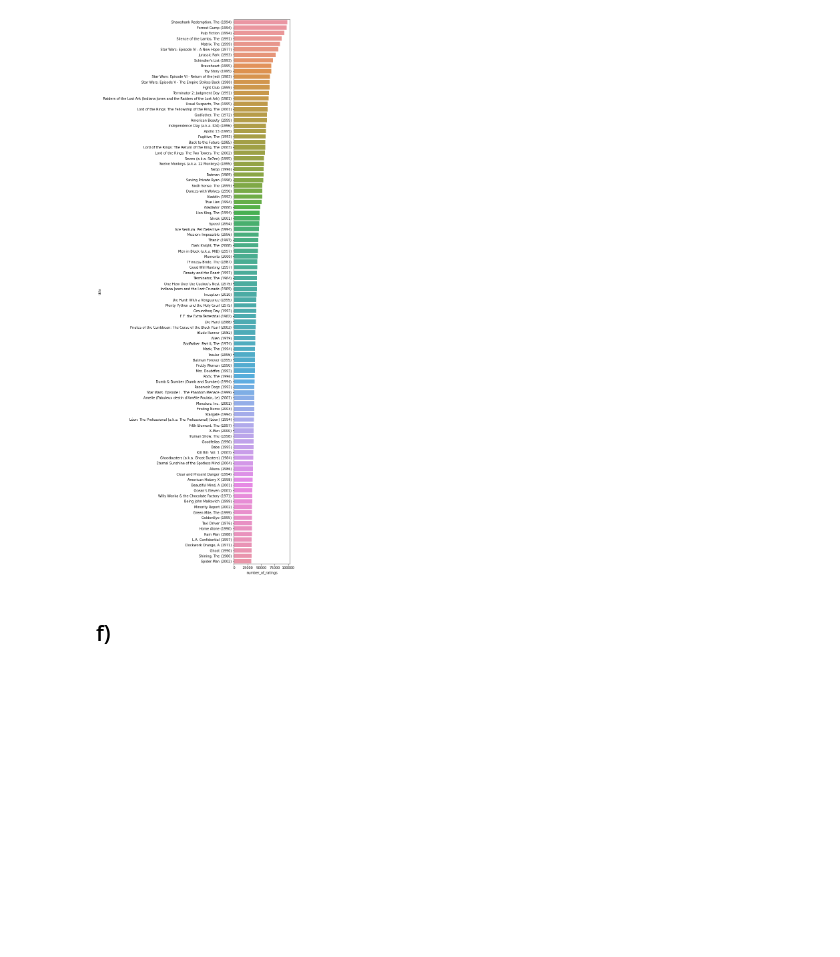
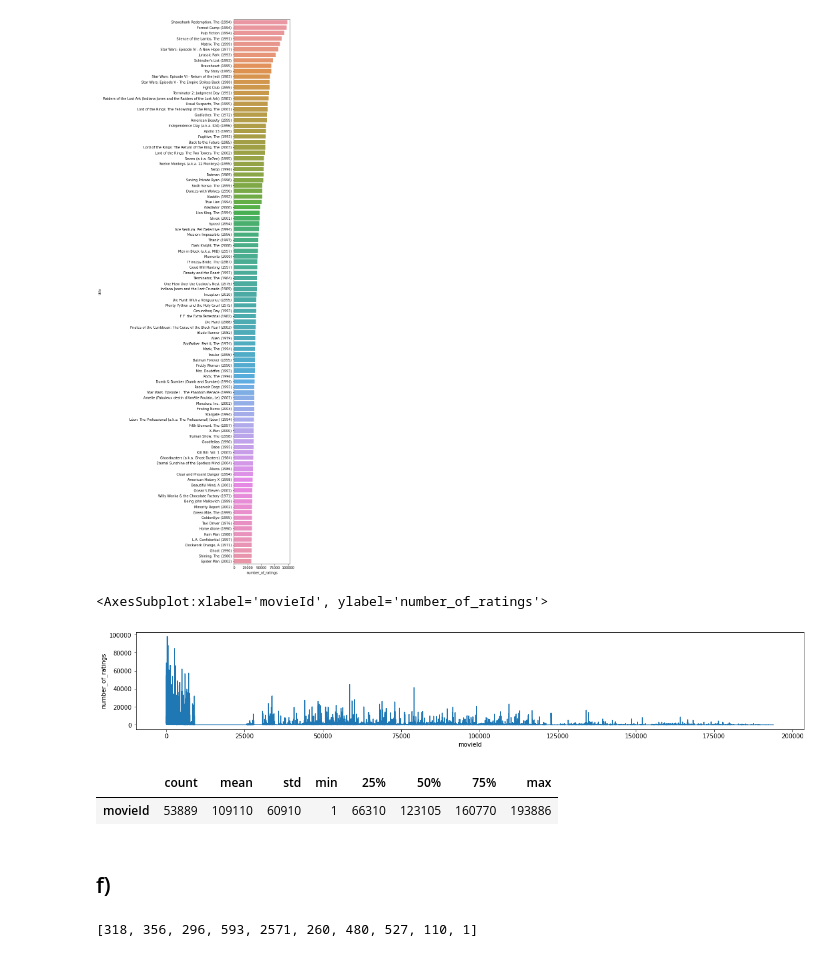
Before and after one commit to felix-tjernberg/machine-learning, a Jupyter notebook: lab/1-1-movielens-eda.ipynb, the cells around one changed output. Drawn from its saved outputs; the diff is of its cells as text; code cells hidden in the pictures; blank space fills up the shorter version.

```diff
--- a/lab/1-1-movielens-eda.ipynb
+++ b/lab/1-1-movielens-eda.ipynb
@@ -50,6 +63,6 @@ movies_raw.columns
 # %% [output]
 Index(['movieId', 'title', 'genres'], dtype='object')
 # %%
-movieId_with_most_ratings_series = ratings_raw['movieId'].value_counts()[:100].rename('number_of_ratings')
+movieId_with_most_ratings_series = ratings_raw['movieId'].value_counts().rename('number_of_ratings').astype('int32')
 movieId_with_most_ratings_series
 # %% [output]
@@ -132,5 +193,20 @@ sns.barplot(data=movies_with_most_ratings, y='title', x='number_of_ratings')
 # %% [output]
 <AxesSubplot:xlabel='number_of_ratings', ylabel='title'>
 [figure]
+# %%
+plt.figure(figsize=[20, 3])
+sns.lineplot(data=movies_with_most_ratings, y='number_of_ratings', x='movieId')
+# %% [output]
+<AxesSubplot:xlabel='movieId', ylabel='number_of_ratings'>
+[figure, added]
+# %%
+pd.DataFrame(movies_with_most_ratings['movieId'].describe().astype('int32')).T
+# %% [output]
+|  | count | mean | std | min | 25% | 50% | 75% | max |
+| movieId | 53889 | 109110 | 60910 | 1 | 66310 | 123105 | 160770 | 193886 |
 # %% [markdown]
 ## f)
+# %%
+list(movieId_with_most_ratings_series[:10].index)
+# %% [output]
+[318, 356, 296, 593, 2571, 260, 480, 527, 110, 1]
```
Also changed, not shown: parts of 12 cells of this notebook.
